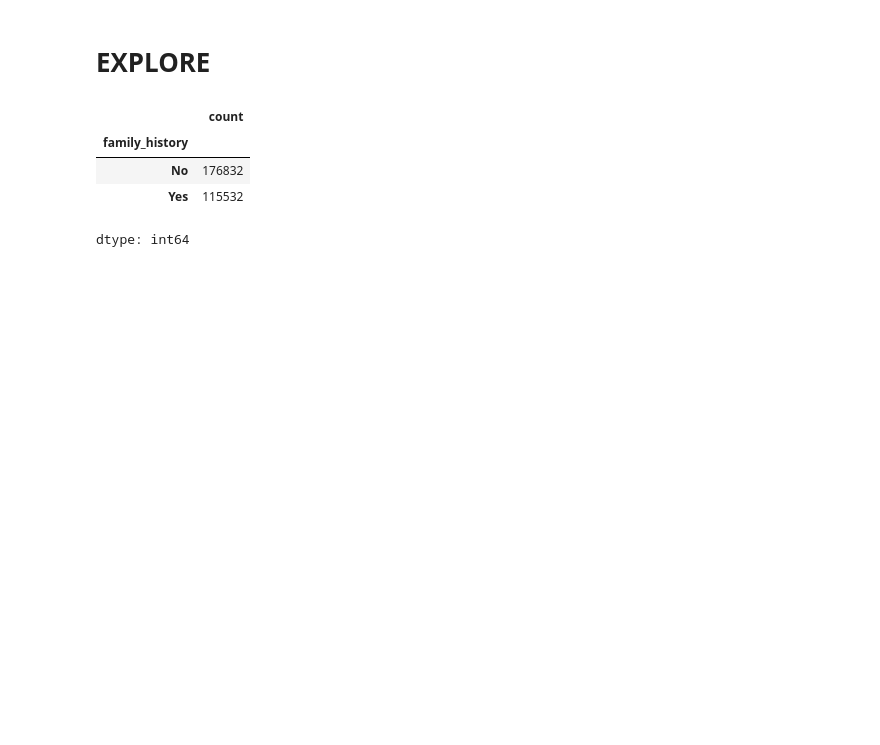
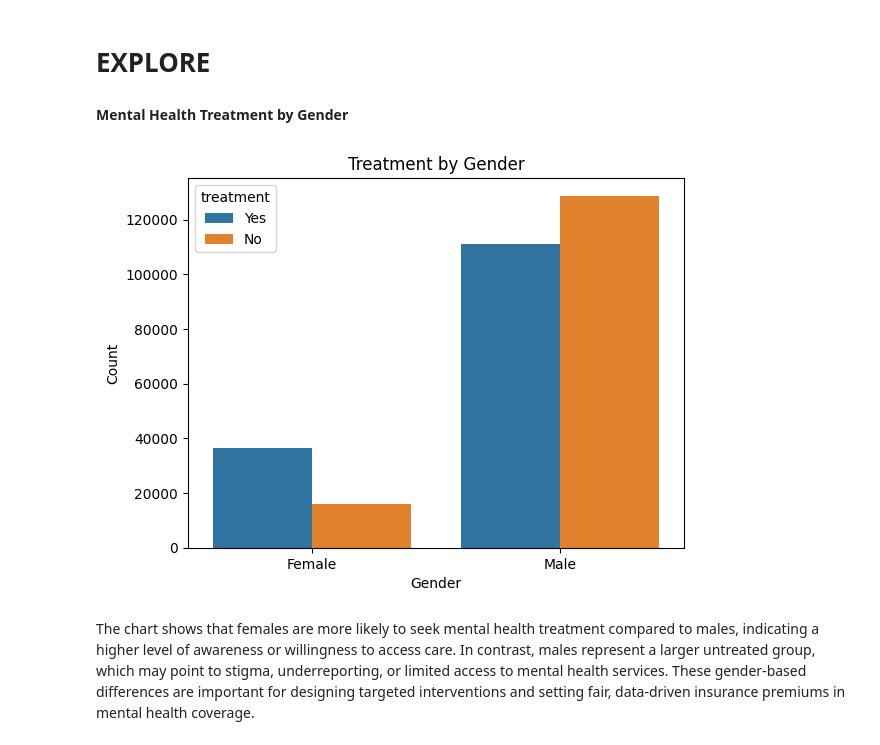
Before and after one commit to joseph-4640/mental-segmentation, a Jupyter notebook: mental.ipynb, the cells around one changed output. Drawn from its saved outputs; the diff is of its cells as text; code cells hidden in the pictures; blank space fills up the shorter version.

```diff
--- a/mental.ipynb
+++ b/mental.ipynb
@@ -84,11 +84,15 @@ dtypes: object(17)
 memory usage: 37.9+ MB
 # %% [markdown]
 # **EXPLORE**
+# %% [markdown]
+**Mental Health Treatment by Gender**
 # %%
-df["family_history"].value_counts()
+sns.countplot(x='Gender', hue='treatment', data=df)
+plt.xlabel("Gender")
+plt.ylabel("Count")
+plt.title("Treatment by Gender")
+plt.show()
 # %% [output]
-|  | count |
-| family_history |  |
-| No | 176832 |
-| Yes | 115532 |
-dtype: int64
+[figure, added]
+# %% [markdown]
+The chart shows that females are more likely to seek mental health treatment compared to males, indicating a higher level of awareness or willingness to access care. In contrast, males represent a larger untreated group, which may point to stigma, underreporting, or limited access to mental health services. These gender-based differences are important for designing targeted interventions and setting fair, data-driven insurance premiums in mental health coverage.
```
